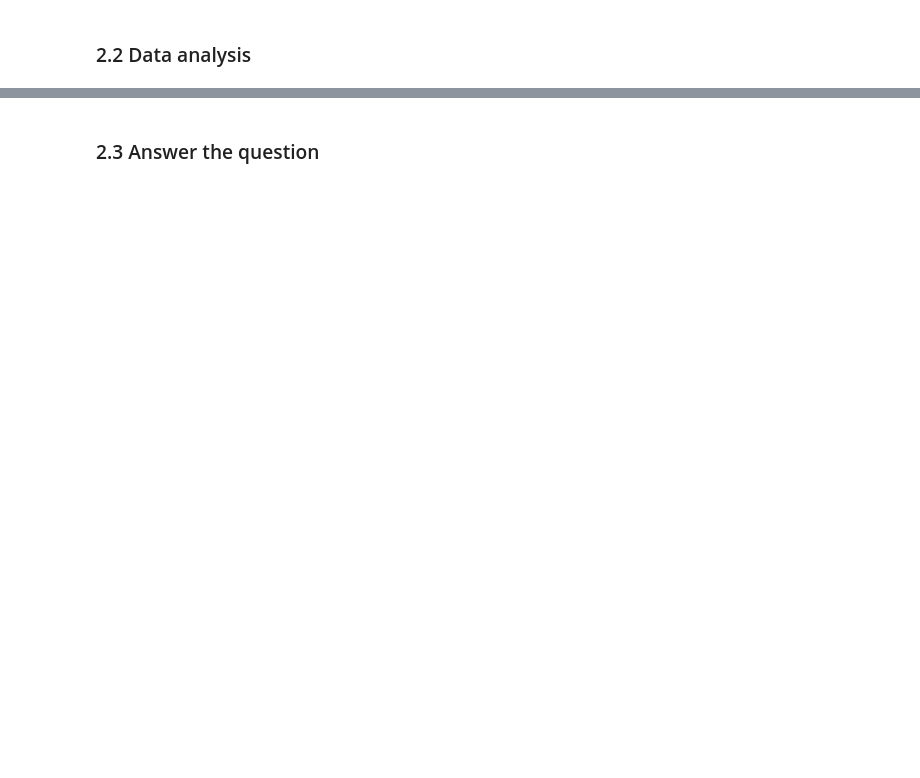
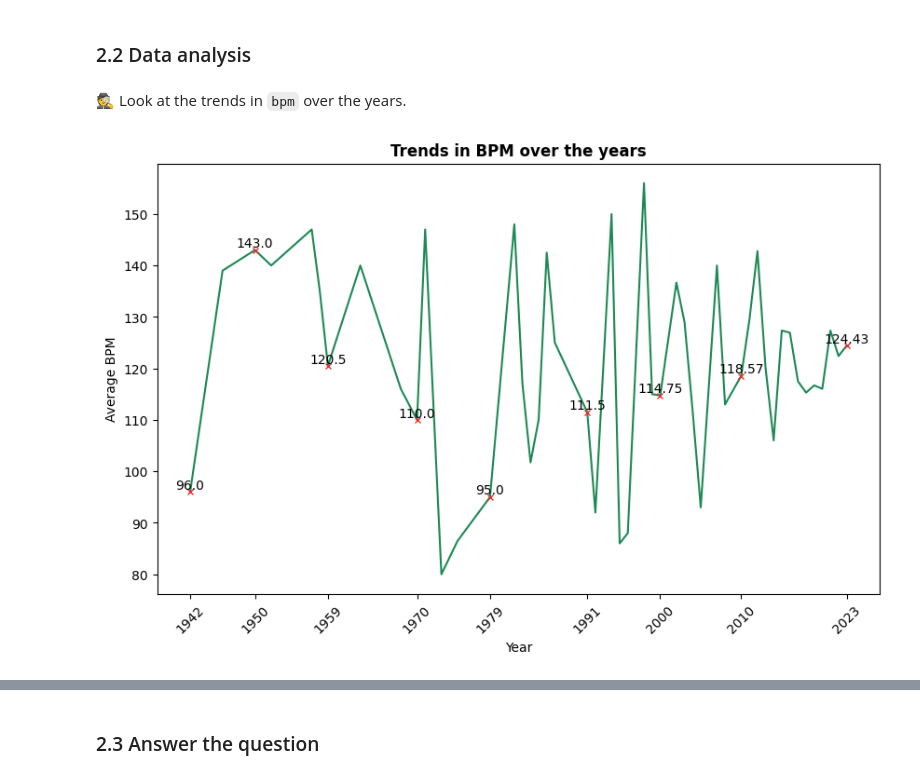
Before and after one commit to khanhnhan1512/Final-Project-DS-Programming, a Jupyter notebook: 05-Question_3.ipynb, the cells around one changed output, grey strips where cells are left out. Saved outputs shown, nothing was run; the diff lists cells and outputs as text; code cells hidden in the pictures; blank space fills up the shorter version.

```diff
--- a/05-Question_3.ipynb
+++ b/05-Question_3.ipynb
@@ -45,0 +50,3 @@ song_features = ['bmp', 'danceability_%', '']
+# %%
+df = pd.read_csv('./data/processed_spotify-2023.csv')
+df.sample(5)
@@ -46,2 +61,29 @@ song_features = ['bmp', 'danceability_%', '']
+# %%
+song_features = ['bpm', 'danceability_%', 'energy_%', 'valence_%', 'acousticness_%',
+                 'instrumentalness_%', 'liveness_%', 'speechiness_%']
+
+average_features_by_year = df.groupby('released_year')[song_features].mean()
 # %% [markdown]
 ### 2.2 Data analysis
+# %% [markdown]
+🕵️ Look at the trends in `bpm` over the years.
+# %%
+years = [1942, 1950, 1959, 1970, 1979, 1991, 2000, 2010, 2023]
+values = average_features_by_year['bpm'][years].values
+
+fig, ax = plt.subplots(figsize=(10, 6))
+sns.lineplot(x=average_features_by_year.index, y=average_features_by_year['bpm'].values, ax=ax, color='#1d8954')
+ax.set_xticks(years)
+ax.set_xticklabels(years, rotation=45)
+ax.xaxis.set_major_locator(ticker.FixedLocator(years))
+ax.set_title('Trends in BPM over the years', fontweight='bold')
+ax.set_xlabel('Year')
+ax.set_ylabel('Average BPM')
+
+for i, j in zip(years, values):
+    ax.annotate(str(round(j, 2)), xy=(i, j), ha='center', va='bottom')
+    ax.plot(i, j, marker='x', color='#EE2C2C', markersize=5)
+
+plt.show()
+# %% [output]
+[figure, added]
```
Also changed, not shown: parts of 14 cells of this notebook.
